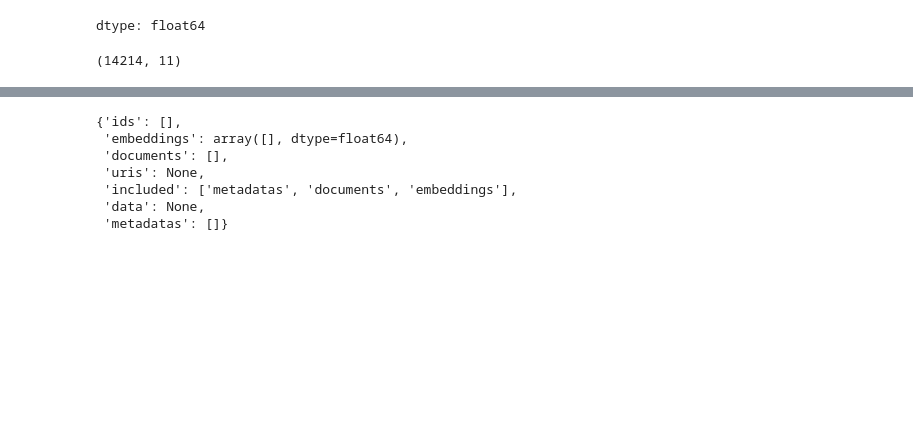
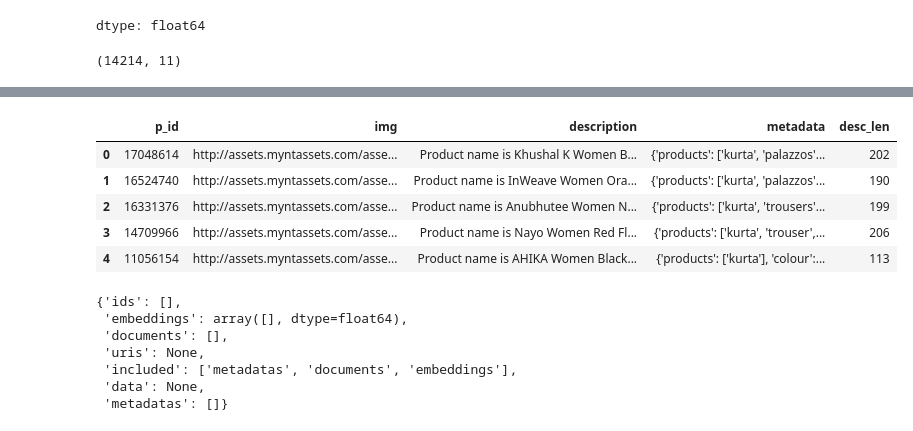
Before and after one commit to pkhlingam09/Fashion-Search-AI, a Jupyter notebook: Fashion_Search.ipynb, the cells around one changed output, grey strips where cells are left out. Cells and saved outputs as stored; diff of their text form; code cells hidden in the pictures; blank space fills up the shorter version.

```diff
--- a/Fashion_Search.ipynb
+++ b/Fashion_Search.ipynb
@@ -148,8 +148,6 @@ df.head(5)
 | 2 | 16331376 | Anubhutee Women Navy Blue Ethnic ... | Kurta, Trousers, Dupatta | 4899.0 | Navy Blue | Anubhutee | http://assets.myntassets.com/asse... | 1752.0 | 4.161530 | Navy blue embroidered Kurta with ... | ... |
 | 3 | 14709966 | Nayo Women Red Floral Printed Kur... | Kurta, Trouser, Dupatta | 3699.0 | Red | Nayo | http://assets.myntassets.com/asse... | 4113.0 | 4.088986 | Red printed kurta with trouser an... | ... |
 | 4 | 11056154 | AHIKA Women Black & Green Printed... | Kurta | 1350.0 | Black | AHIKA | http://assets.myntassets.com/asse... | 21274.0 | 3.978377 | Black and green printed straight ... | ... |
-# %%
-df = pd.read_csv(file_path + "Fashion Dataset v2.csv")
 # %%
 class clean_datas:
 
@@ -221,2 +201,0 @@ abc[0]
-# %%
-df = df.drop(["ratingCount", "avg_rating", "name", "p_attributes"], axis=1)
@@ -242,5 +205,14 @@ df.head(5)
 # %%
 df['p_id'] = df['p_id'].astype("str")
 # %%
-myntra = df.drop(["ratingCount", "avg_rating", "name", "p_attributes"], axis=1)
+myntra = df.drop(["ratingCount", "avg_rating", "name", "p_attributes", "products", "price", "colour", "brand", "img"], axis=1)
+# %%
+myntra.head(5)
+# %% [output]
+|  | p_id | img | description | metadata | desc_len |
+| 0 | 17048614 | http://assets.myntassets.com/asse... | Product name is Khushal K Women B... | {'products': ['kurta', 'palazzos'... | 202 |
+| 1 | 16524740 | http://assets.myntassets.com/asse... | Product name is InWeave Women Ora... | {'products': ['kurta', 'palazzos'... | 190 |
+| 2 | 16331376 | http://assets.myntassets.com/asse... | Product name is Anubhutee Women N... | {'products': ['kurta', 'trousers'... | 199 |
+| 3 | 14709966 | http://assets.myntassets.com/asse... | Product name is Nayo Women Red Fl... | {'products': ['kurta', 'trouser',... | 206 |
+| 4 | 11056154 | http://assets.myntassets.com/asse... | Product name is AHIKA Women Black... | {'products': ['kurta'], 'colour':... | 113 |
 # %%
```
Also changed, not shown: parts of 9 cells of this notebook.
